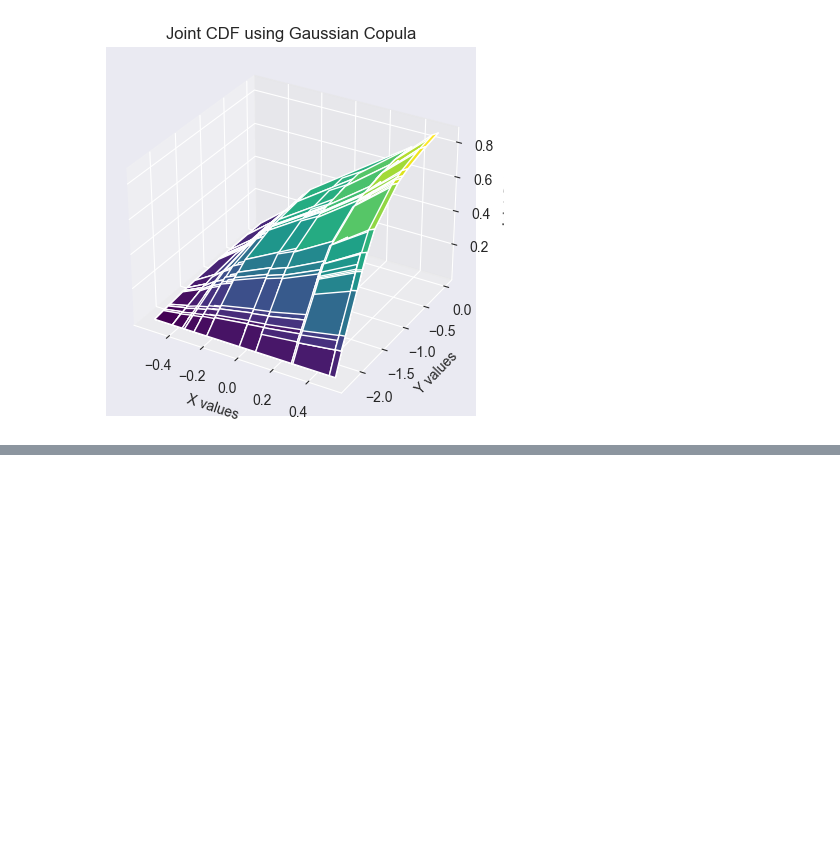
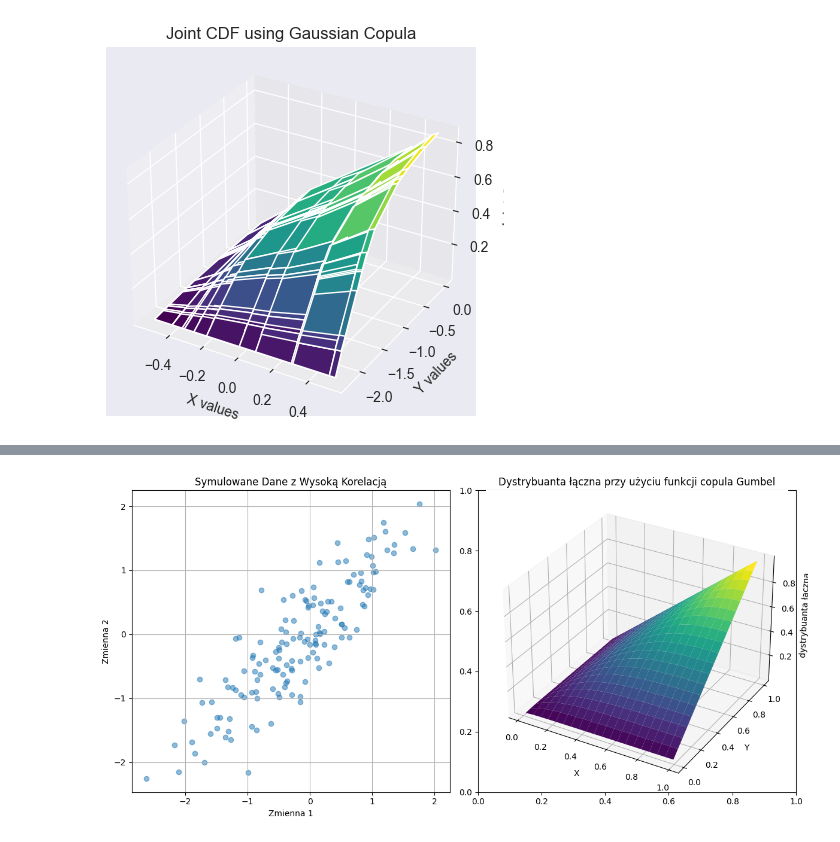
Before and after one commit to D3BINSKI/fraktale-projekt-2, a Jupyter notebook: dystrybucja_normalna_fBm.ipynb, the cells around one changed output, grey strips where cells are left out. Cells and saved outputs as stored; diff of their text form; code cells hidden in the pictures; blank space fills up the shorter version.

Commit message:
Dodawanie nowych kopuł

```diff
--- a/dystrybucja_normalna_fBm.ipynb
+++ b/dystrybucja_normalna_fBm.ipynb
@@ -185,0 +217,56 @@ divide by zero encountered in power
+# %%
+import numpy as np
+import matplotlib.pyplot as plt
+from scipy.stats import norm, multivariate_normal
+from pycopula.copula import ArchimedeanCopula
+
+# Funkcja do generowania danych symulacyjnych
+def generate_simulated_data(size=150, correlation=0.9):
+    mean = [0, 0]
+    cov = [[1, correlation], [correlation, 1]]  # Macierz kowariancji
+    data = multivariate_normal(mean, cov).rvs(size)
+    return data
+
+# Generowanie danych symulacyjnych
+simulated_data = generate_simulated_data()
+
+# Przekształcenie danych do postaci unormowanej
+u = norm.cdf(simulated_data[:, 0])
+v = norm.cdf(simulated_data[:, 1])
+#u = norm.cdf(fbm_path1)
+#v = norm.cdf(fbm_path2)
+
+
+# Utworzenie kopuły Gumbel
+copula = ArchimedeanCopula(family="gumbel", dim=2)
+copula.fit(np.column_stack([u, v]))
+
+# Tworzenie siatki punktów dla wizualizacji dystrybuanty łącznej
+x = np.linspace(0.01, 0.99, 20)
+y = np.linspace(0.01, 0.99, 20)
+X, Y = np.meshgrid(x, y)
+cdf_values = copula.cdf(np.column_stack([X.flatten(), Y.flatten()]))
+Z = np.array(cdf_values).reshape(20, 20)
+
+# Ustawienie wykresów obok siebie
+fig, (ax1, ax2) = plt.subplots(1, 2, figsize=(12, 6))
+
+# Wykres scatter danych symulacyjnych
+ax1.scatter(simulated_data[:, 0], simulated_data[:, 1], alpha=0.5)
+ax1.set_title("Symulowane Dane z Wysoką Korelacją")
+ax1.set_xlabel("Zmienna 1")
+ax1.set_ylabel("Zmienna 2")
+ax1.grid(True)
+
+# Wykres dystrybuanty łącznej
+ax2 = fig.add_subplot(122, projection='3d')
+ax2.plot_surface(X, Y, Z, cmap='viridis')
+ax2.set_xlabel('X ')
+ax2.set_ylabel('Y ')
+ax2.set_zlabel('dystrybuanta łączna')
+ax2.set_title('Dystrybuanta łączna przy użyciu funkcji copula Gumbel')
+
+plt.tight_layout()
+plt.show()
+# %% [output]
+[figure, added]
```
Also changed, not shown: parts of 13 cells of this notebook.
